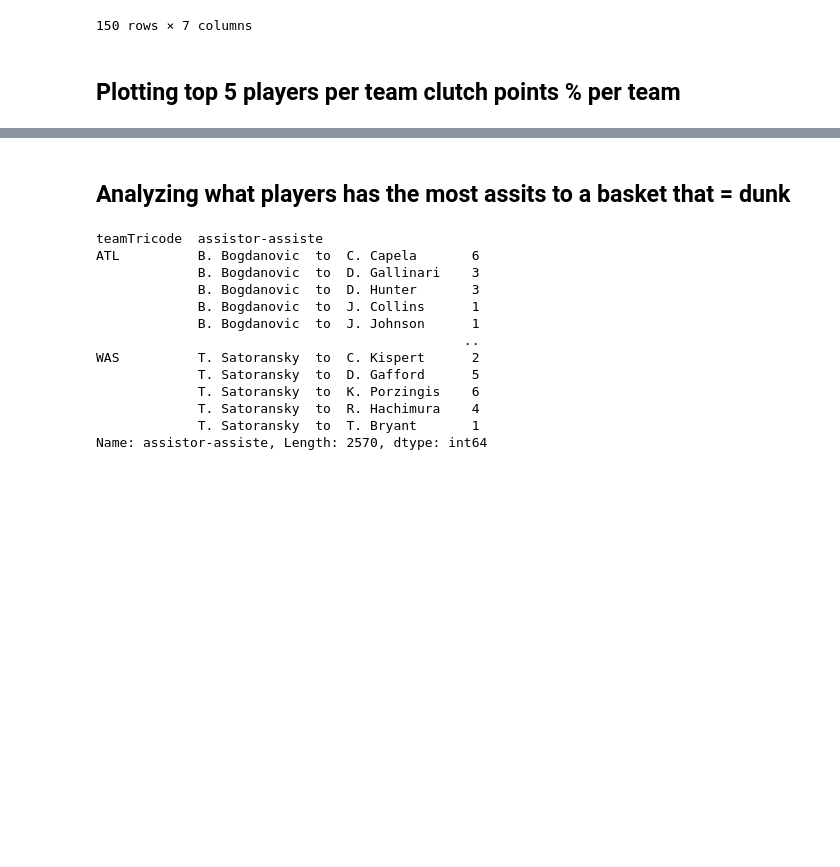
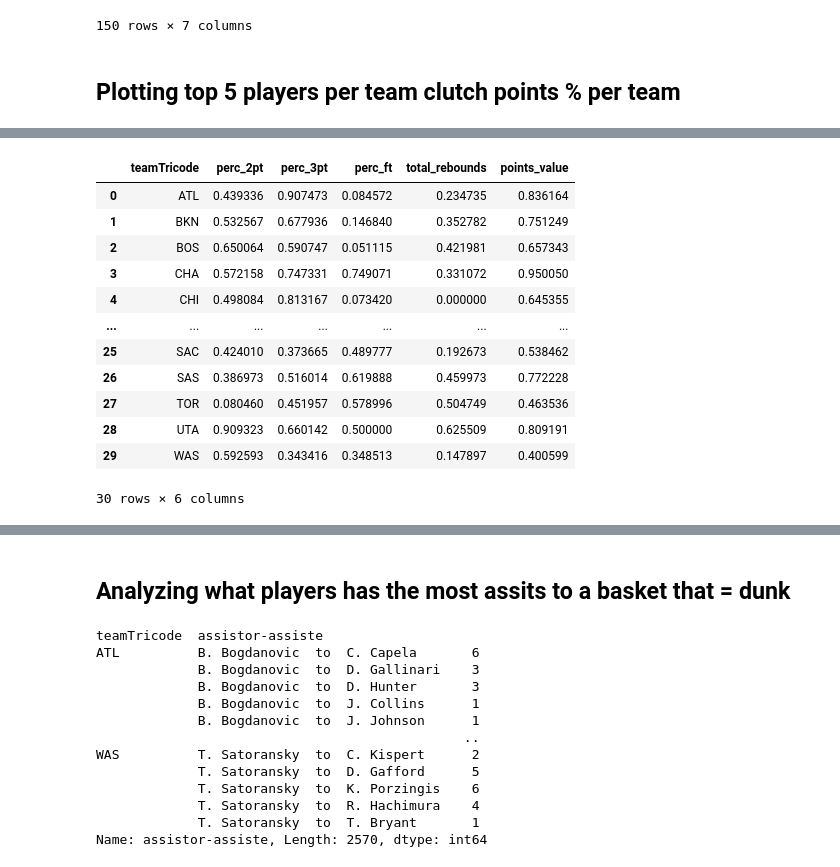
Before and after one commit to zachmort/nba_PBP_analysis, a Jupyter notebook: Season_pbp_20-21.ipynb, the cells around one changed output, grey strips where cells are left out. Cells and saved outputs as stored; diff of their text form; code cells hidden in the pictures; blank space fills up the shorter version.

```diff
--- a/Season_pbp_20-21.ipynb
+++ b/Season_pbp_20-21.ipynb
@@ -532,0 +588,9 @@ px.scatter(top_5_per_team, x=top_5_per_team.teamTricode, y=top_5_per_team.percen
+# %%
+totals_df['total_2pts_scored'] = totals_df.apply(get_count_scored_2pts, axis=1)
+totals_df['total_2pts_missed'] = totals_df.apply(get_count_taken_2pts, axis=1)
+totals_df['total_3pts_scored'] = totals_df.apply(get_count_scored_3pts, axis=1)
+totals_df['total_3pts_missed'] = totals_df.apply(get_count_taken_3pts, axis=1)
+totals_df['total_ft_scored'] = totals_df.apply(get_count_scored_fts, axis=1)
+totals_df['total_ft_missed'] = totals_df.apply(get_count_taken_fts, axis=1)
+totals_df['points_value'] = totals_df.apply(score_per_shot_type, axis=1)
+totals_df['total_rebounds'] = totals_df.apply(get_count_rebounds, axis=1)
@@ -532,0 +627,17 @@ px.scatter(top_5_per_team, x=top_5_per_team.teamTricode, y=top_5_per_team.percen
+# %%
+normalized_df = normalized_df.reset_index()
+normalized_df
+# %% [output]
+|  | teamTricode | perc_2pt | perc_3pt | perc_ft | total_rebounds | points_value |
+| 0 | ATL | 0.439336 | 0.907473 | 0.084572 | 0.234735 | 0.836164 |
+| 1 | BKN | 0.532567 | 0.677936 | 0.146840 | 0.352782 | 0.751249 |
+| 2 | BOS | 0.650064 | 0.590747 | 0.051115 | 0.421981 | 0.657343 |
+| 3 | CHA | 0.572158 | 0.747331 | 0.749071 | 0.331072 | 0.950050 |
+| 4 | CHI | 0.498084 | 0.813167 | 0.073420 | 0.000000 | 0.645355 |
+| ... | ... | ... | ... | ... | ... | ... |
+| 25 | SAC | 0.424010 | 0.373665 | 0.489777 | 0.192673 | 0.538462 |
+| 26 | SAS | 0.386973 | 0.516014 | 0.619888 | 0.459973 | 0.772228 |
+| 27 | TOR | 0.080460 | 0.451957 | 0.578996 | 0.504749 | 0.463536 |
+| 28 | UTA | 0.909323 | 0.660142 | 0.500000 | 0.625509 | 0.809191 |
+| 29 | WAS | 0.592593 | 0.343416 | 0.348513 | 0.147897 | 0.400599 |
+30 rows × 6 columns
```
Also changed, not shown: parts of 13 cells of this notebook.
